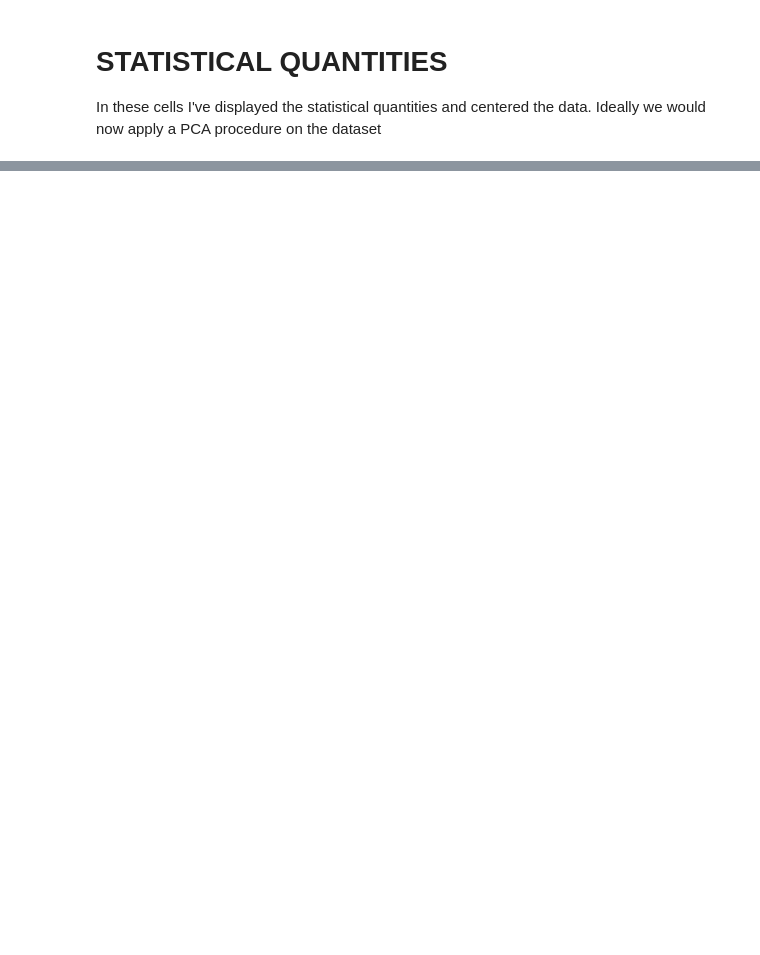
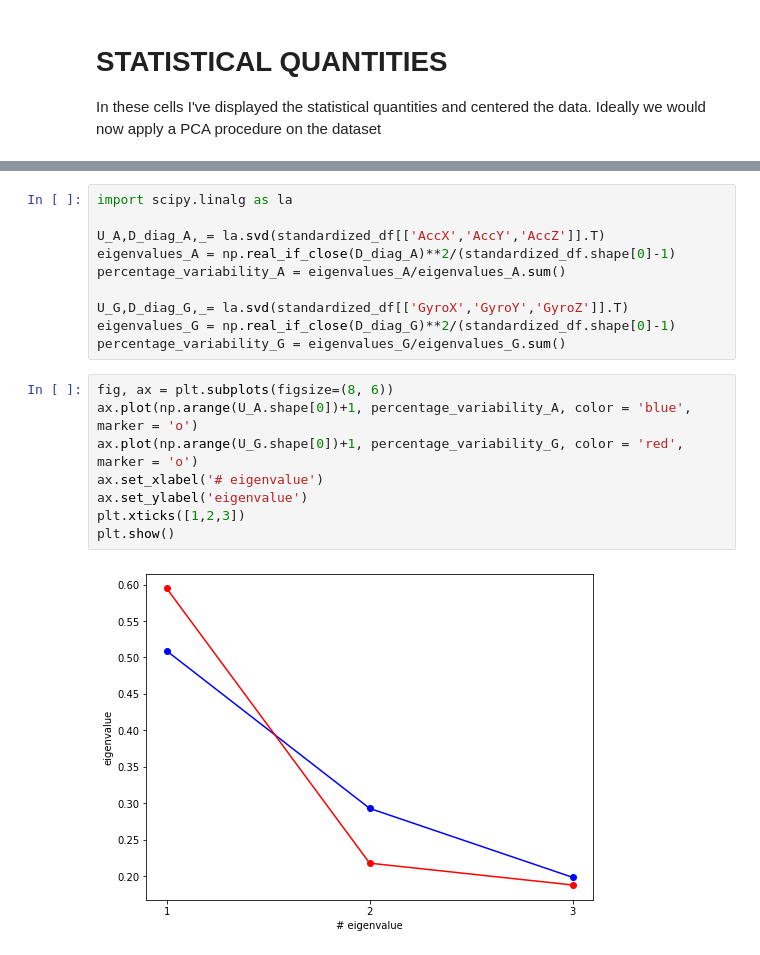
Before and after one commit to AleCapoPhys/HeartRateEstimation, a Jupyter notebook: Project_Clean_data.ipynb, the cells around one changed output, grey strips where cells are left out. Cells and saved outputs as stored; diff of their text form; blank space fills up the shorter version.

```diff
--- a/Project_Clean_data.ipynb
+++ b/Project_Clean_data.ipynb
@@ -243,0 +249,20 @@ display(centered_df)
+# %%
+import scipy.linalg as la
+
+U_A,D_diag_A,_= la.svd(standardized_df[['AccX','AccY','AccZ']].T)
+eigenvalues_A = np.real_if_close(D_diag_A)**2/(standardized_df.shape[0]-1)
+percentage_variability_A = eigenvalues_A/eigenvalues_A.sum()
+
+U_G,D_diag_G,_= la.svd(standardized_df[['GyroX','GyroY','GyroZ']].T)
+eigenvalues_G = np.real_if_close(D_diag_G)**2/(standardized_df.shape[0]-1)
+percentage_variability_G = eigenvalues_G/eigenvalues_G.sum()
+# %%
+fig, ax = plt.subplots(figsize=(8, 6))
+ax.plot(np.arange(U_A.shape[0])+1, percentage_variability_A, color = 'blue', marker = 'o')
+ax.plot(np.arange(U_G.shape[0])+1, percentage_variability_G, color = 'red', marker = 'o')
+ax.set_xlabel('# eigenvalue')
+ax.set_ylabel('eigenvalue')
+plt.xticks([1,2,3])
+plt.show()
+# %% [output]
+[figure, added]
```
Also changed, not shown: parts of 4 cells of this notebook.
